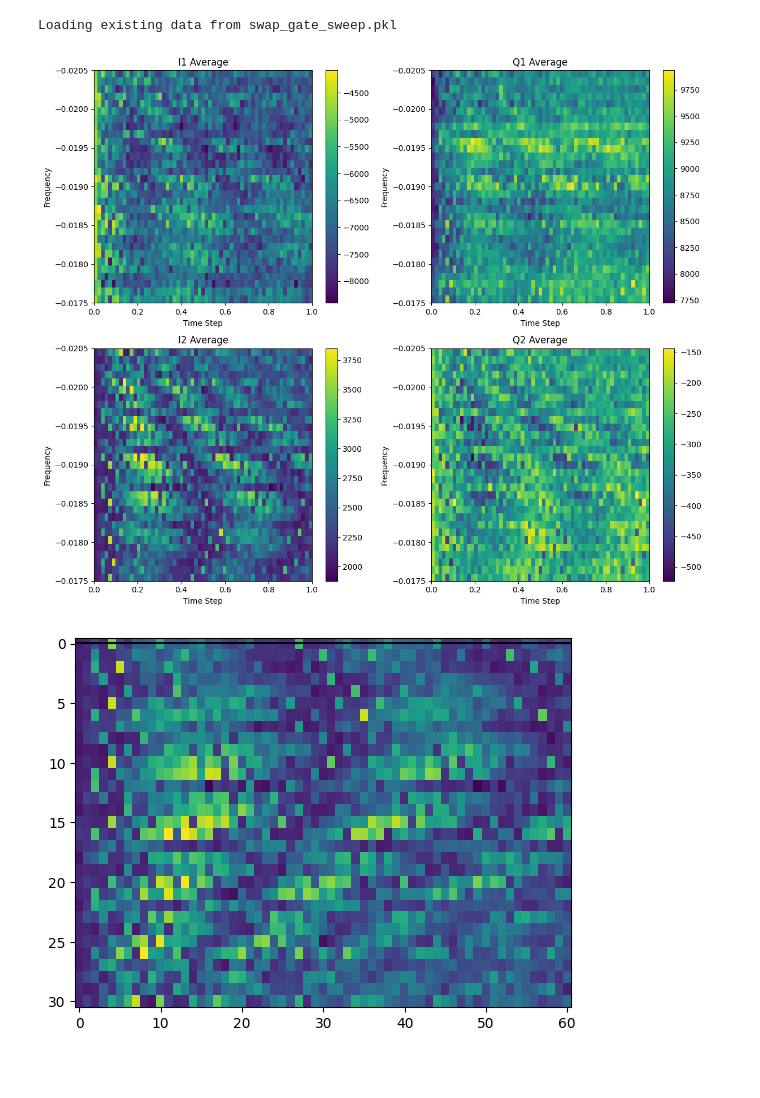
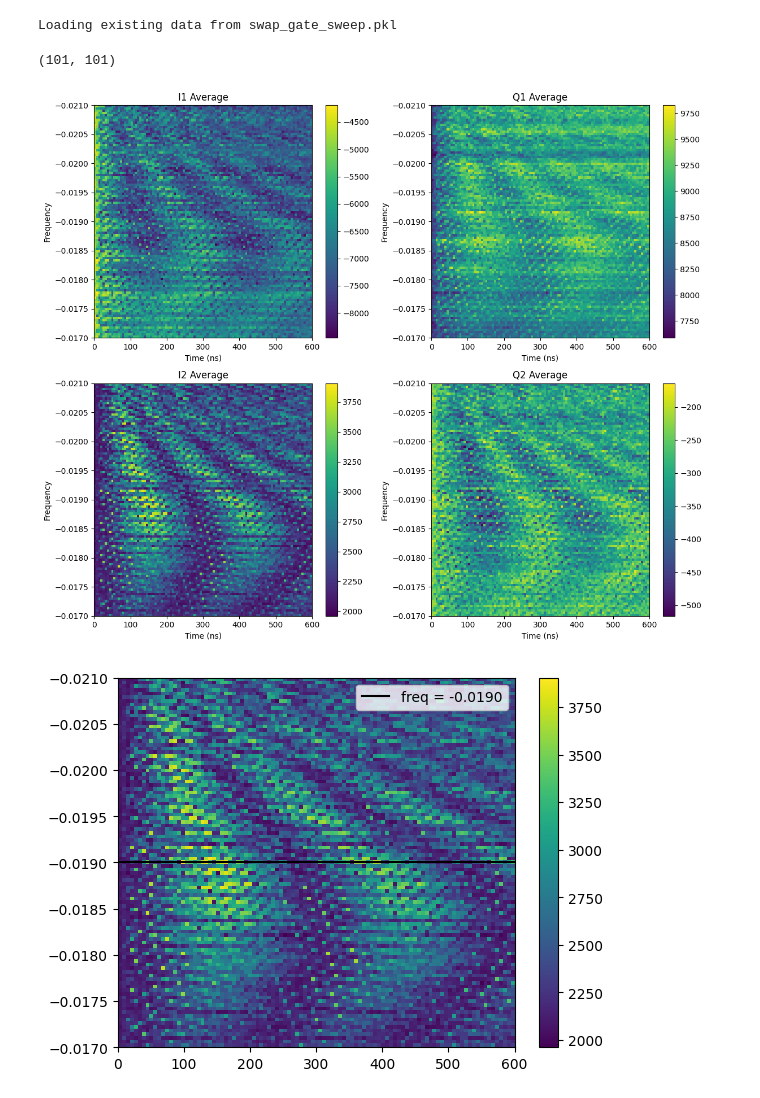
Before and after one commit to Katermurch/BlueFridgeNonLin, a Jupyter notebook: swap_gate_sweep.ipynb, the cells around one changed output. Drawn from its saved outputs; the diff is of its cells as text; code cells hidden in the pictures; blank space fills up the shorter version.

Commit message:
added swap gate sweep pkl

```diff
--- a/swap_gate_sweep.ipynb
+++ b/swap_gate_sweep.ipynb
@@ -158,6 +176,10 @@ if os.path.exists(filename):
     last_completed_step = saved_data["last_completed_step"]
 # %% [output]
 Loading existing data from swap_gate_sweep.pkl
+# %%
+I1_data.shape
+# %% [output]
+(101, 101)
 # %%
 
 
@@ -166,35 +188,35 @@ Loading existing data from swap_gate_sweep.pkl
 
 num_freq = len(freq_list)
 num_time_steps = 101
-
+sweep_time = 600
 # Create the 2x2 subplot
 fig, axes = plt.subplots(2, 2, figsize=(12, 10))
 
 # Plot I1_data
-im1 = axes[0, 0].imshow(I1_data, aspect='auto', extent=[0, 1, freq_list[0], freq_list[-1]], origin='lower')
+im1 = axes[0, 0].imshow(I1_data, aspect='auto', extent=[0, sweep_time, freq_list[0], freq_list[-1]], origin='lower')
 axes[0, 0].set_title('I1 Average')
-axes[0, 0].set_xlabel('Time Step')
+axes[0, 0].set_xlabel('Time (ns)')
 axes[0, 0].set_ylabel('Frequency')
 fig.colorbar(im1, ax=axes[0, 0])
 
 # Plot Q1_data
-im2 = axes[0, 1].imshow(Q1_data, aspect='auto', extent=[0, 1, freq_list[0], freq_list[-1]], origin='lower')
+im2 = axes[0, 1].imshow(Q1_data, aspect='auto', extent=[0, sweep_time, freq_list[0], freq_list[-1]], origin='lower')
 axes[0, 1].set_title('Q1 Average')
-axes[0, 1].set_xlabel('Time Step')
+axes[0, 1].set_xlabel('Time (ns)')
 axes[0, 1].set_ylabel('Frequency')
 fig.colorbar(im2, ax=axes[0, 1])
 
 # Plot I2_data
-im3 = axes[1, 0].imshow(I2_data, aspect='auto', extent=[0, 1, freq_list[0], freq_list[-1]], origin='lower')
+im3 = axes[1, 0].imshow(I2_data, aspect='auto', extent=[0, sweep_time, freq_list[0], freq_list[-1]], origin='lower')
 axes[1, 0].set_title('I2 Average')
-axes[1, 0].set_xlabel('Time Step')
+axes[1, 0].set_xlabel('Time (ns)')
 axes[1, 0].set_ylabel('Frequency')
 fig.colorbar(im3, ax=axes[1, 0])
 
 # Plot Q2_data
-im4 = axes[1, 1].imshow(Q2_data, aspect='auto', extent=[0, 1, freq_list[0], freq_list[-1]], origin='lower')
+im4 = axes[1, 1].imshow(Q2_data, aspect='auto', extent=[0, sweep_time, freq_list[0], freq_list[-1]], origin='lower')
 axes[1, 1].set_title('Q2 Average')
-axes[1, 1].set_xlabel('Time Step')
+axes[1, 1].set_xlabel('Time (ns)')
 axes[1, 1].set_ylabel('Frequency')
 fig.colorbar(im4, ax=axes[1, 1])
 
@@ -202,14 +224,16 @@ fig.colorbar(im4, ax=axes[1, 1])
 plt.tight_layout()
 plt.show()
 # %% [output]
-[figure, old version]
+[figure, new version]
 # %%
 max_index_I2_data = np.unravel_index(np.argmax(I2_data),I2_data.shape)
-plt.imshow(I2_data, aspect='auto')
-plt.axhline(y=freq_list[max_index_I2_data[0]],color='black')
+plt.imshow(I2_data, aspect='auto', extent=[0, sweep_time, freq_list[0], freq_list[-1]], origin='lower')
+plt.axhline(y=freq_list[max_index_I2_data[0]],color='black', label = f'freq = {freq_list[max_index_I2_data[0]]:.4f}')
+plt.legend()
+plt.colorbar()
 plt.show()
 # %% [output]
-[figure, old version]
+[figure, new version]
 # %%
 num_steps=101
 reps=5000
```
Also changed, not shown: parts of 7 cells of this notebook, 1 other file.
